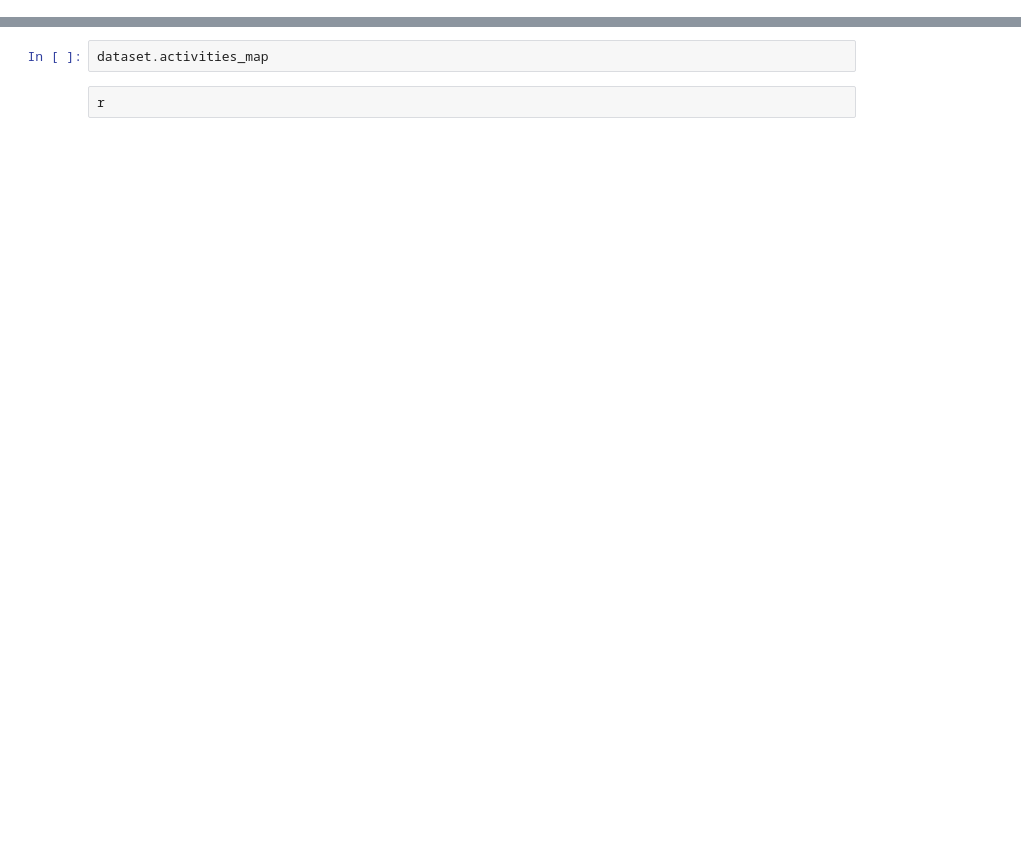
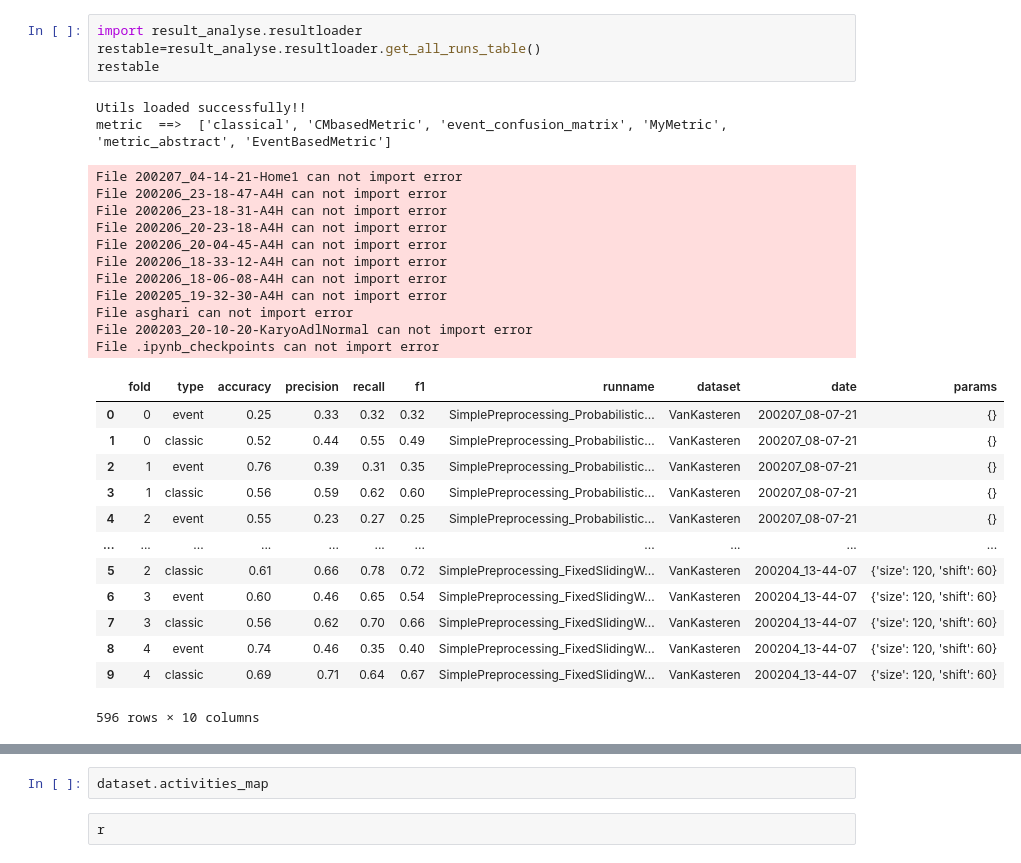
Before and after one commit to modaresimr/UnifiedAR, a Jupyter notebook: result_viewer2.ipynb, the cells around one changed output, grey strips where cells are left out. Cells and saved outputs as stored; diff of their text form; blank space fills up the shorter version.

```diff
--- a/result_viewer2.ipynb
+++ b/result_viewer2.ipynb
@@ -0,0 +1,31 @@
+# %%
+import result_analyse.resultloader
+restable=result_analyse.resultloader.get_all_runs_table()
+restable
+# %% [output]
+Utils loaded successfully!!
+metric  ==>  ['classical', 'CMbasedMetric', 'event_confusion_matrix', 'MyMetric', 'metric_abstract', 'EventBasedMetric']
+File 200207_04-14-21-Home1 can not import error
+File 200206_23-18-47-A4H can not import error
+File 200206_23-18-31-A4H can not import error
+File 200206_20-23-18-A4H can not import error
+File 200206_20-04-45-A4H can not import error
+File 200206_18-33-12-A4H can not import error
+File 200206_18-06-08-A4H can not import error
+File 200205_19-32-30-A4H can not import error
+File asghari can not import error
+File 200203_20-10-20-KaryoAdlNormal can not import error
+File .ipynb_checkpoints can not import error
+|  | fold | type | accuracy | precision | recall | f1 | runname | dataset | date | params |
+| 0 | 0 | event | 0.25 | 0.33 | 0.32 | 0.32 | SimplePreprocessing_Probabilistic... | VanKasteren | 200207_08-07-21 | {} |
+| 1 | 0 | classic | 0.52 | 0.44 | 0.55 | 0.49 | SimplePreprocessing_Probabilistic... | VanKasteren | 200207_08-07-21 | {} |
+| 2 | 1 | event | 0.76 | 0.39 | 0.31 | 0.35 | SimplePreprocessing_Probabilistic... | VanKasteren | 200207_08-07-21 | {} |
+| 3 | 1 | classic | 0.56 | 0.59 | 0.62 | 0.60 | SimplePreprocessing_Probabilistic... | VanKasteren | 200207_08-07-21 | {} |
+| 4 | 2 | event | 0.55 | 0.23 | 0.27 | 0.25 | SimplePreprocessing_Probabilistic... | VanKasteren | 200207_08-07-21 | {} |
+| ... | ... | ... | ... | ... | ... | ... | ... | ... | ... | ... |
+| 5 | 2 | classic | 0.61 | 0.66 | 0.78 | 0.72 | SimplePreprocessing_FixedSlidingW... | VanKasteren | 200204_13-44-07 | {'size': 120, 'shift': 60} |
+| 6 | 3 | event | 0.60 | 0.46 | 0.65 | 0.54 | SimplePreprocessing_FixedSlidingW... | VanKasteren | 200204_13-44-07 | {'size': 120, 'shift': 60} |
+| 7 | 3 | classic | 0.56 | 0.62 | 0.70 | 0.66 | SimplePreprocessing_FixedSlidingW... | VanKasteren | 200204_13-44-07 | {'size': 120, 'shift': 60} |
+| 8 | 4 | event | 0.74 | 0.46 | 0.35 | 0.40 | SimplePreprocessing_FixedSlidingW... | VanKasteren | 200204_13-44-07 | {'size': 120, 'shift': 60} |
+| 9 | 4 | classic | 0.69 | 0.71 | 0.64 | 0.67 | SimplePreprocessing_FixedSlidingW... | VanKasteren | 200204_13-44-07 | {'size': 120, 'shift': 60} |
+596 rows × 10 columns
```
Also changed, not shown: parts of 4 cells of this notebook, 8 other files.
